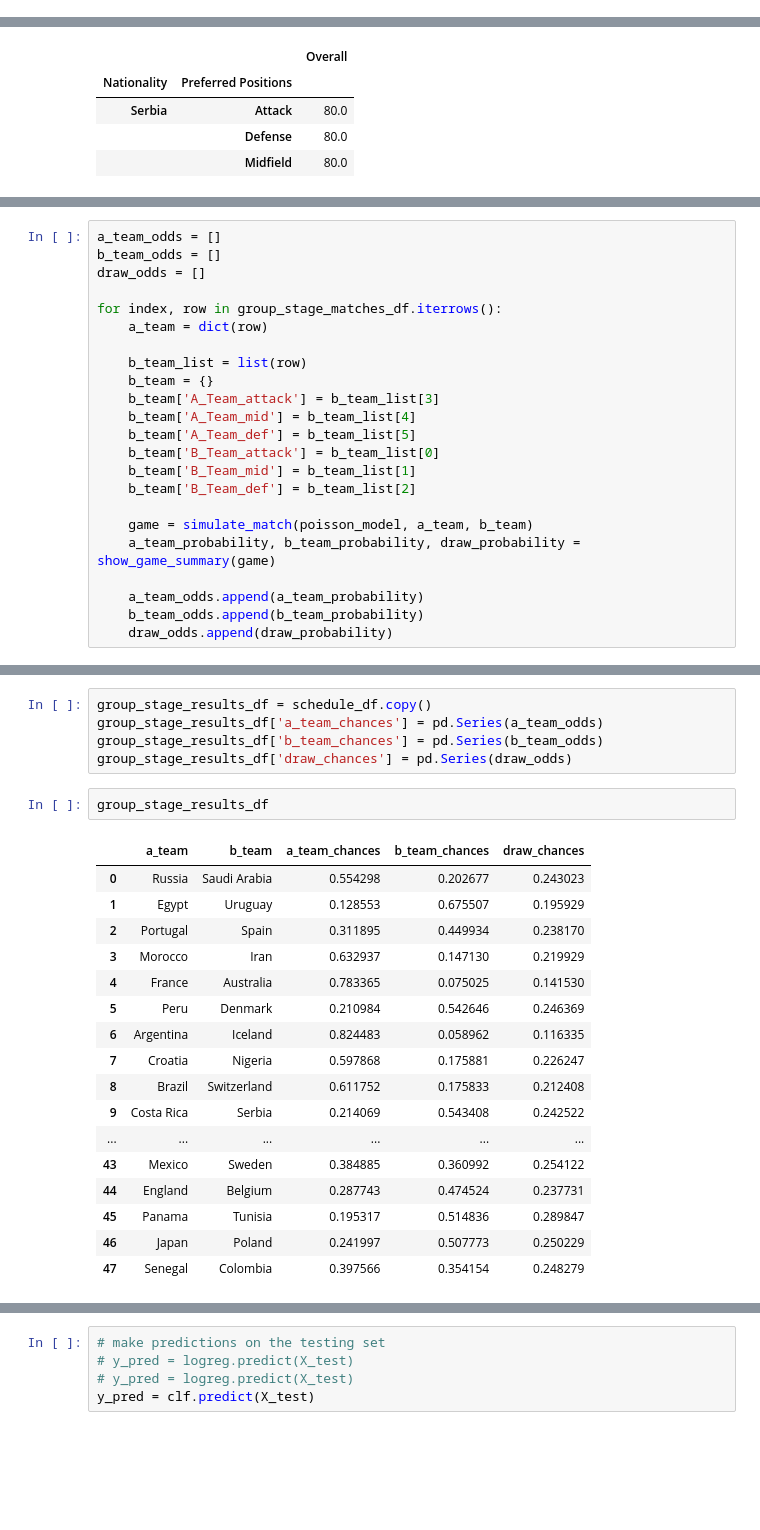
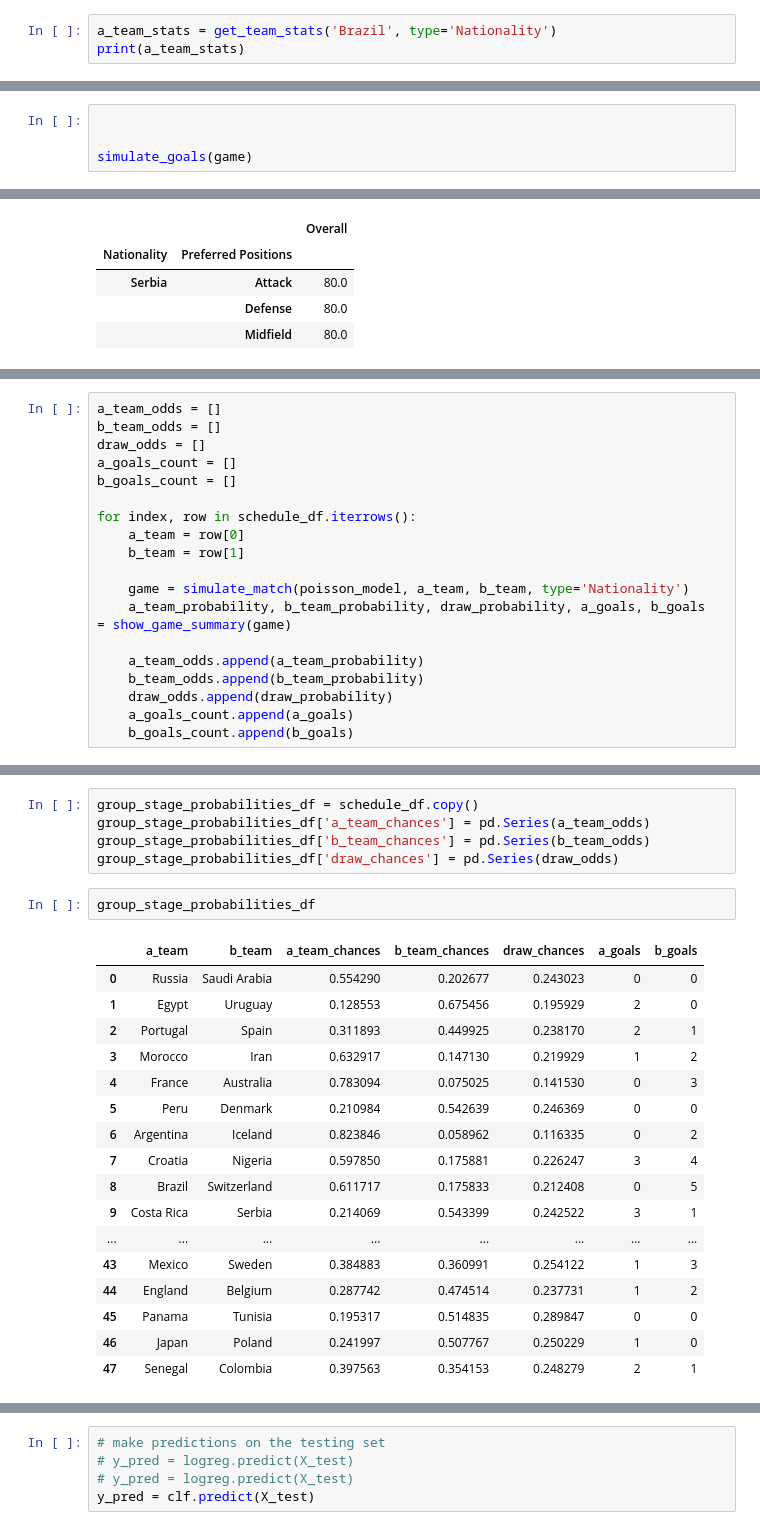
Before and after one commit to MikeStrenk/Modeling-the-World-Cup-2018, a Jupyter notebook: match-simulator-code-notebook.ipynb, the cells around one changed output, grey strips where cells are left out. Cells and saved outputs as stored; diff of their text form; blank space fills up the shorter version.

Commit message:
group stage simulation code complete

```diff
--- a/match-simulator-code-notebook.ipynb
+++ b/match-simulator-code-notebook.ipynb
@@ -691,3 +650,6 @@ poisson_model.predict(pd.DataFrame(data=team_data_test2, index=[1]))
 # %% [output]
 1    1.090379
 dtype: float64
+# %%
+a_team_stats = get_team_stats('Brazil', type='Nationality')
+print(a_team_stats)
@@ -721,0 +791,4 @@ show_game_summary(game)
+# %%
+
+
+simulate_goals(game)
@@ -837,22 +950,18 @@ Name: 4, dtype: object
 a_team_odds = []
 b_team_odds = []
 draw_odds = []
+a_goals_count = []
+b_goals_count = []
 
-for index, row in group_stage_matches_df.iterrows():
-    a_team = dict(row)
+for index, row in schedule_df.iterrows():
+    a_team = row[0]
+    b_team = row[1]
 
-    b_team_list = list(row)
-    b_team = {}
-    b_team['A_Team_attack'] = b_team_list[3]
-    b_team['A_Team_mid'] = b_team_list[4]
-    b_team['A_Team_def'] = b_team_list[5]
-    b_team['B_Team_attack'] = b_team_list[0]
-    b_team['B_Team_mid'] = b_team_list[1]
-    b_team['B_Team_def'] = b_team_list[2]
-
-    game = simulate_match(poisson_model, a_team, b_team)
-    a_team_probability, b_team_probability, draw_probability = show_game_summary(game)
+    game = simulate_match(poisson_model, a_team, b_team, type='Nationality')
+    a_team_probability, b_team_probability, draw_probability, a_goals, b_goals  = show_game_summary(game)
 
     a_team_odds.append(a_team_probability)
     b_team_odds.append(b_team_probability)
     draw_odds.append(draw_probability)
+    a_goals_count.append(a_goals)
+    b_goals_count.append(b_goals)
@@ -859,25 +986,25 @@ for index, row in group_stage_matches_df.iterrows():
 # %%
-group_stage_results_df = schedule_df.copy()
-group_stage_results_df['a_team_chances'] = pd.Series(a_team_odds)
-group_stage_results_df['b_team_chances'] = pd.Series(b_team_odds)
-group_stage_results_df['draw_chances'] = pd.Series(draw_odds)
+group_stage_probabilities_df = schedule_df.copy()
+group_stage_probabilities_df['a_team_chances'] = pd.Series(a_team_odds)
+group_stage_probabilities_df['b_team_chances'] = pd.Series(b_team_odds)
+group_stage_probabilities_df['draw_chances'] = pd.Series(draw_odds)
-# %%
-group_stage_results_df
-# %% [output]
-|  | a_team | b_team | a_team_chances | b_team_chances | draw_chances |
-| 0 | Russia | Saudi Arabia | 0.554298 | 0.202677 | 0.243023 |
-| 1 | Egypt | Uruguay | 0.128553 | 0.675507 | 0.195929 |
-| 2 | Portugal | Spain | 0.311895 | 0.449934 | 0.238170 |
-| 3 | Morocco | Iran | 0.632937 | 0.147130 | 0.219929 |
-| 4 | France | Australia | 0.783365 | 0.075025 | 0.141530 |
-| 5 | Peru | Denmark | 0.210984 | 0.542646 | 0.246369 |
-| 6 | Argentina | Iceland | 0.824483 | 0.058962 | 0.116335 |
-| 7 | Croatia | Nigeria | 0.597868 | 0.175881 | 0.226247 |
-| 8 | Brazil | Switzerland | 0.611752 | 0.175833 | 0.212408 |
-| 9 | Costa Rica | Serbia | 0.214069 | 0.543408 | 0.242522 |
-| ... | ... | ... | ... | ... | ... |
-| 43 | Mexico | Sweden | 0.384885 | 0.360992 | 0.254122 |
-| 44 | England | Belgium | 0.287743 | 0.474524 | 0.237731 |
-| 45 | Panama | Tunisia | 0.195317 | 0.514836 | 0.289847 |
-| 46 | Japan | Poland | 0.241997 | 0.507773 | 0.250229 |
-| 47 | Senegal | Colombia | 0.397566 | 0.354154 | 0.248279 |
+# %%
+group_stage_probabilities_df
+# %% [output]
+|  | a_team | b_team | a_team_chances | b_team_chances | draw_chances | a_goals | b_goals |
+| 0 | Russia | Saudi Arabia | 0.554290 | 0.202677 | 0.243023 | 0 | 0 |
+| 1 | Egypt | Uruguay | 0.128553 | 0.675456 | 0.195929 | 2 | 0 |
+| 2 | Portugal | Spain | 0.311893 | 0.449925 | 0.238170 | 2 | 1 |
+| 3 | Morocco | Iran | 0.632917 | 0.147130 | 0.219929 | 1 | 2 |
+| 4 | France | Australia | 0.783094 | 0.075025 | 0.141530 | 0 | 3 |
+| 5 | Peru | Denmark | 0.210984 | 0.542639 | 0.246369 | 0 | 0 |
+| 6 | Argentina | Iceland | 0.823846 | 0.058962 | 0.116335 | 0 | 2 |
+| 7 | Croatia | Nigeria | 0.597850 | 0.175881 | 0.226247 | 3 | 4 |
+| 8 | Brazil | Switzerland | 0.611717 | 0.175833 | 0.212408 | 0 | 5 |
+| 9 | Costa Rica | Serbia | 0.214069 | 0.543399 | 0.242522 | 3 | 1 |
+| ... | ... | ... | ... | ... | ... | ... | ... |
+| 43 | Mexico | Sweden | 0.384883 | 0.360991 | 0.254122 | 1 | 3 |
+| 44 | England | Belgium | 0.287742 | 0.474514 | 0.237731 | 1 | 2 |
+| 45 | Panama | Tunisia | 0.195317 | 0.514835 | 0.289847 | 0 | 0 |
+| 46 | Japan | Poland | 0.241997 | 0.507767 | 0.250229 | 1 | 0 |
+| 47 | Senegal | Colombia | 0.397563 | 0.354153 | 0.248279 | 2 | 1 |
```
Also changed, not shown: parts of 27 cells of this notebook.
